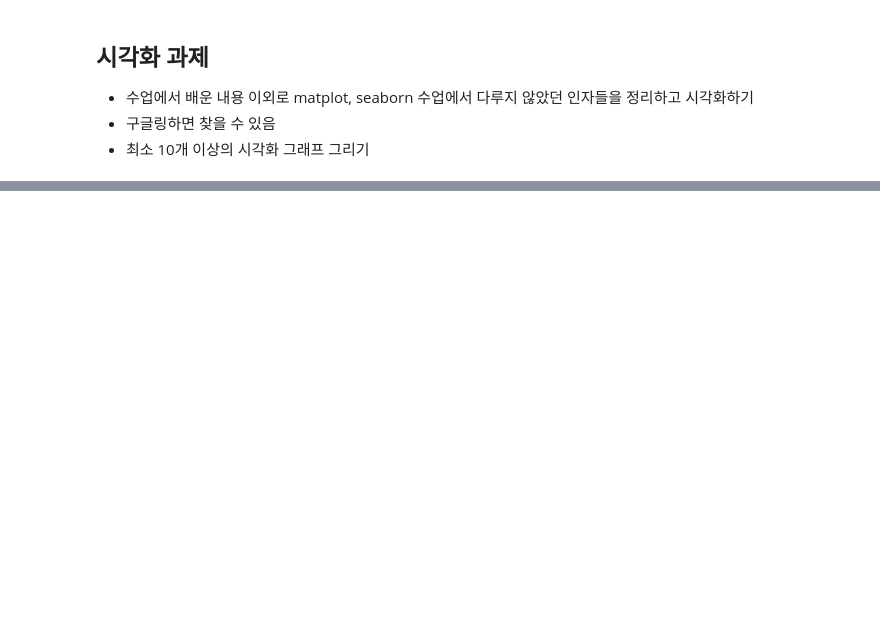
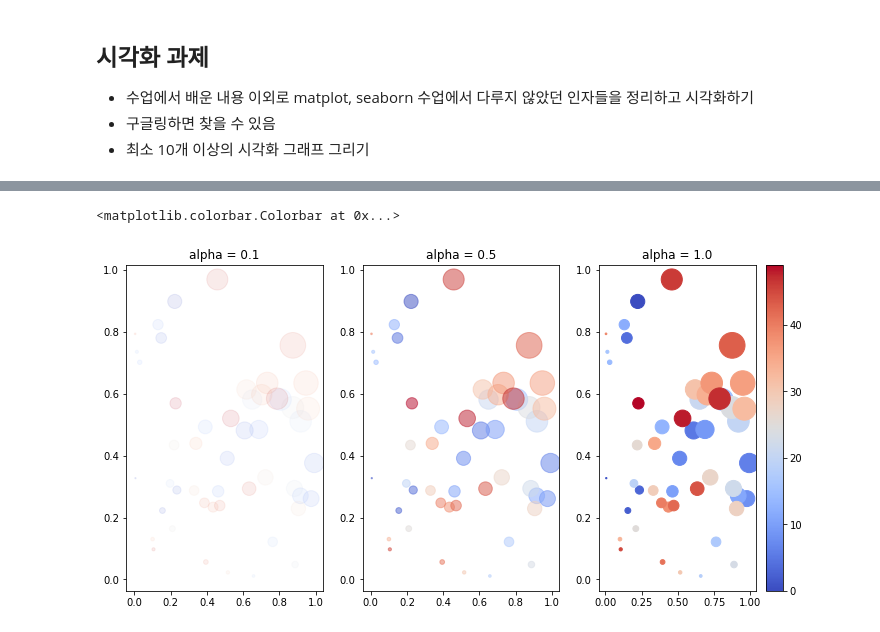
Before and after one commit to glwtr22/Data-Analtysis, a Jupyter notebook: 김조현_0918_과제제출_과제.ipynb, the cells around one changed output, grey strips where cells are left out. Drawn from its saved outputs; the diff is of its cells as text; code cells hidden in the pictures; blank space fills up the shorter version.

```diff
--- a/김조현_0918_과제제출_과제.ipynb
+++ b/김조현_0918_과제제출_과제.ipynb
@@ -17,0 +26,23 @@ plt.scatter(x, y, s = 30, marker = "d", alpha = 0.5)
+# %%
+plt.figure(figsize=(12,6))
+x = np.random.rand(50)
+y = np.random.rand(50)
+colors = np.arange(50)
+area = x*y*1000
+
+plt.subplot(131)
+plt.scatter(x, y, s=area, c = colors, cmap ='coolwarm', alpha = 0.1)
+plt.title("alpha = 0.1")
+
+plt.subplot(132)
+plt.scatter(x, y, s=area, c = colors, cmap ='coolwarm', alpha = 0.5)
+plt.title("alpha = 0.5")
+
+plt.subplot(133)
+plt.scatter(x, y, s=area, c = colors, cmap ='coolwarm', alpha = 1.0)
+plt.title("alpha = 1.0")
+
+plt.colorbar()
+# %% [output]
+<matplotlib.colorbar.Colorbar at 0x...>
+[figure, added]
```
Also changed, not shown: parts of 6 cells of this notebook, 7 other files.
